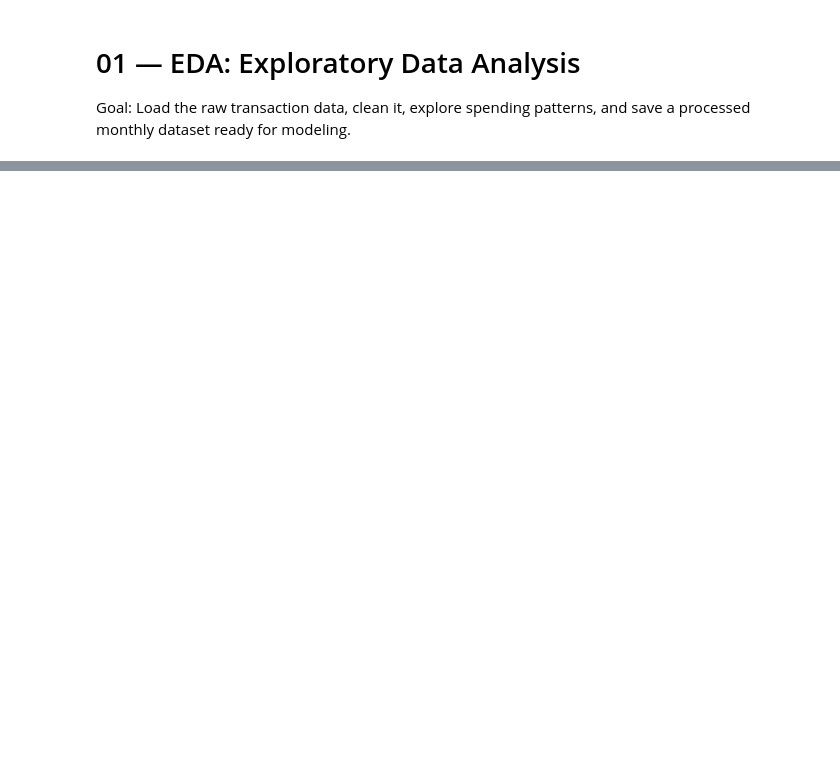
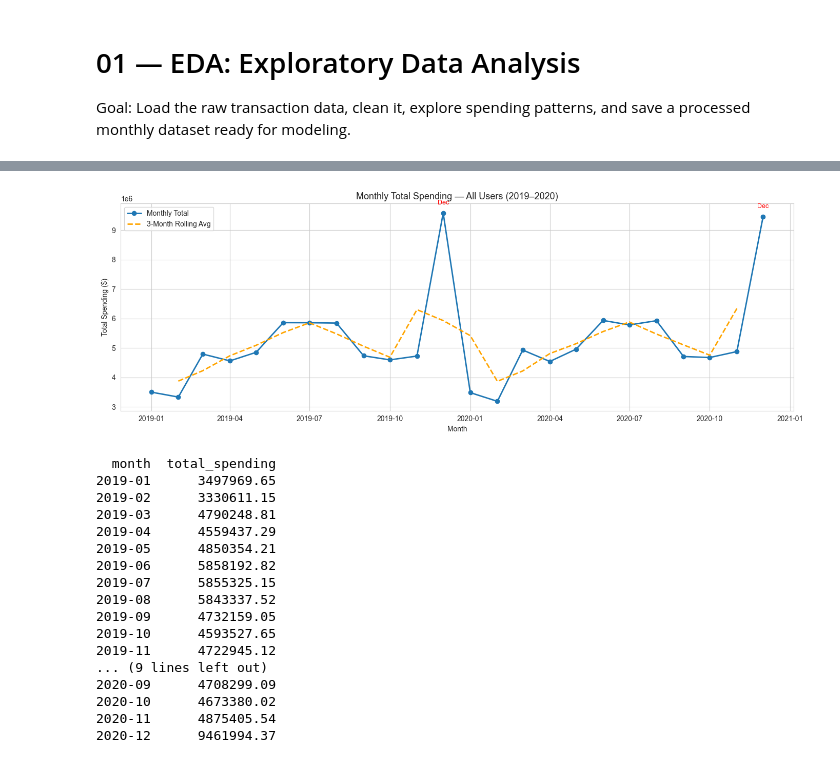
Before and after one commit to ZachSkiba/Inventory_Forecast, a Jupyter notebook: notebooks/01_eda.ipynb, the cells around one changed output, grey strips where cells are left out. Cells and saved outputs as stored; diff of their text form; code cells hidden in the pictures; blank space fills up the shorter version.

```diff
--- a/notebooks/01_eda.ipynb
+++ b/notebooks/01_eda.ipynb
@@ -139,0 +333,48 @@ plt.show()
+# %%
+# Create year-month period column and aggregate
+df['month'] = df['trans_date_trans_time'].dt.to_period('M')
+monthly = df.groupby('month')['amt'].sum().reset_index()
+monthly.columns = ['month', 'total_spending']
+monthly['month_dt'] = monthly['month'].dt.to_timestamp()  # convert Period → datetime for plotting
+
+# Rolling average
+monthly['rolling_3'] = monthly['total_spending'].rolling(window=3, center=True).mean()
+
+# Plot
+fig, ax = plt.subplots(figsize=(14, 5))
+ax.plot(monthly['month_dt'], monthly['total_spending'], marker='o', linewidth=2, label='Monthly Total')
+ax.plot(monthly['month_dt'], monthly['rolling_3'],      linewidth=2, linestyle='--', color='orange', label='3-Month Rolling Avg')
+
+# Annotate Decembers
+for _, row in monthly[monthly['month_dt'].dt.month == 12].iterrows():
+    ax.annotate('Dec', xy=(row['month_dt'], row['total_spending']),
+                xytext=(0, 12), textcoords='offset points', ha='center', fontsize=9, color='red')
+
+ax.set_title('Monthly Total Spending — All Users (2019–2020)', fontsize=13)
+ax.set_xlabel('Month')
+ax.set_ylabel('Total Spending ($)')
+ax.legend()
+plt.tight_layout()
+plt.show()
+
+# Print full table
+print(monthly[['month', 'total_spending']].to_string(index=False))
+# %% [output]
+[figure, added]
+  month  total_spending
+2019-01      3497969.65
+2019-02      3330611.15
+2019-03      4790248.81
+2019-04      4559437.29
+2019-05      4850354.21
+2019-06      5858192.82
+2019-07      5855325.15
+2019-08      5843337.52
+2019-09      4732159.05
+2019-10      4593527.65
+2019-11      4722945.12
+... (9 lines left out)
+2020-09      4708299.09
+2020-10      4673380.02
+2020-11      4875405.54
+2020-12      9461994.37
```
Also changed, not shown: parts of 40 cells of this notebook, 3 other files.
